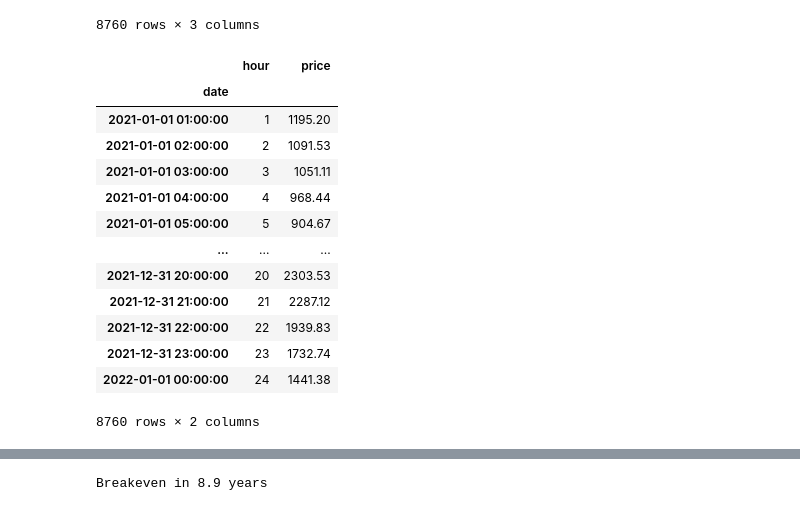
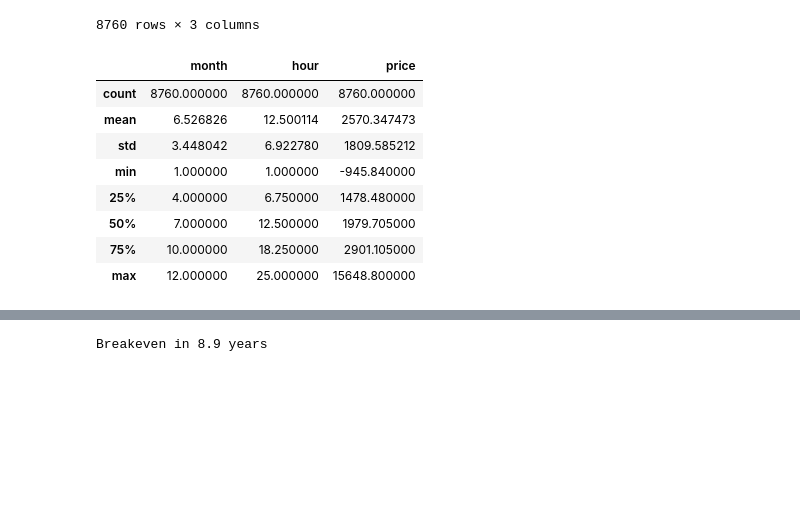
Before and after one commit to ronmarti/various-data-analysis, a Jupyter notebook: electricity-prices/exploratory-data-analysis.ipynb, the cells around one changed output, grey strips where cells are left out. Cells and saved outputs as stored; diff of their text form; code cells hidden in the pictures; blank space fills up the shorter version.

```diff
--- a/electricity-prices/exploratory-data-analysis.ipynb
+++ b/electricity-prices/exploratory-data-analysis.ipynb
@@ -43,26 +43,23 @@ data_raw
 # %%
 # data_raw.Den.apply(datetime.replace, hour=data_raw.Hodina)
 # data_raw.Den.replace(hour=data_raw.Hodina)
 df = pd.DataFrame()
 df['date'] = pd.to_datetime(data_raw['Den'])
 df['date'] += pd.to_timedelta(data_raw['Hodina'], unit='h')
+df['month'] = data_raw['Den'].apply(lambda date: date.month)
 df['hour'] = data_raw['Hodina']
 df['price'] = data_raw['CZK/MWh']
 df.set_index('date')
+df.describe()
 # %% [output]
-|  | hour | price |
-| date |  |  |
-| 2021-01-01 01:00:00 | 1 | 1195.20 |
-| 2021-01-01 02:00:00 | 2 | 1091.53 |
-| 2021-01-01 03:00:00 | 3 | 1051.11 |
-| 2021-01-01 04:00:00 | 4 | 968.44 |
-| 2021-01-01 05:00:00 | 5 | 904.67 |
-| ... | ... | ... |
-| 2021-12-31 20:00:00 | 20 | 2303.53 |
-| 2021-12-31 21:00:00 | 21 | 2287.12 |
-| 2021-12-31 22:00:00 | 22 | 1939.83 |
-| 2021-12-31 23:00:00 | 23 | 1732.74 |
-| 2022-01-01 00:00:00 | 24 | 1441.38 |
+|  | month | hour | price |
+| count | 8760.000000 | 8760.000000 | 8760.000000 |
+| mean | 6.526826 | 12.500114 | 2570.347473 |
+| std | 3.448042 | 6.922780 | 1809.585212 |
+| min | 1.000000 | 1.000000 | -945.840000 |
+| 25% | 4.000000 | 6.750000 | 1478.480000 |
+| 50% | 7.000000 | 12.500000 | 1979.705000 |
+| 75% | 10.000000 | 18.250000 | 2901.105000 |
+| max | 12.000000 | 25.000000 | 15648.800000 |
-8760 rows × 2 columns
 # %%
 fig, ax = plt.subplots(1, 1, figsize=(16, 4))
```
Also changed, not shown: parts of 2 cells of this notebook.
